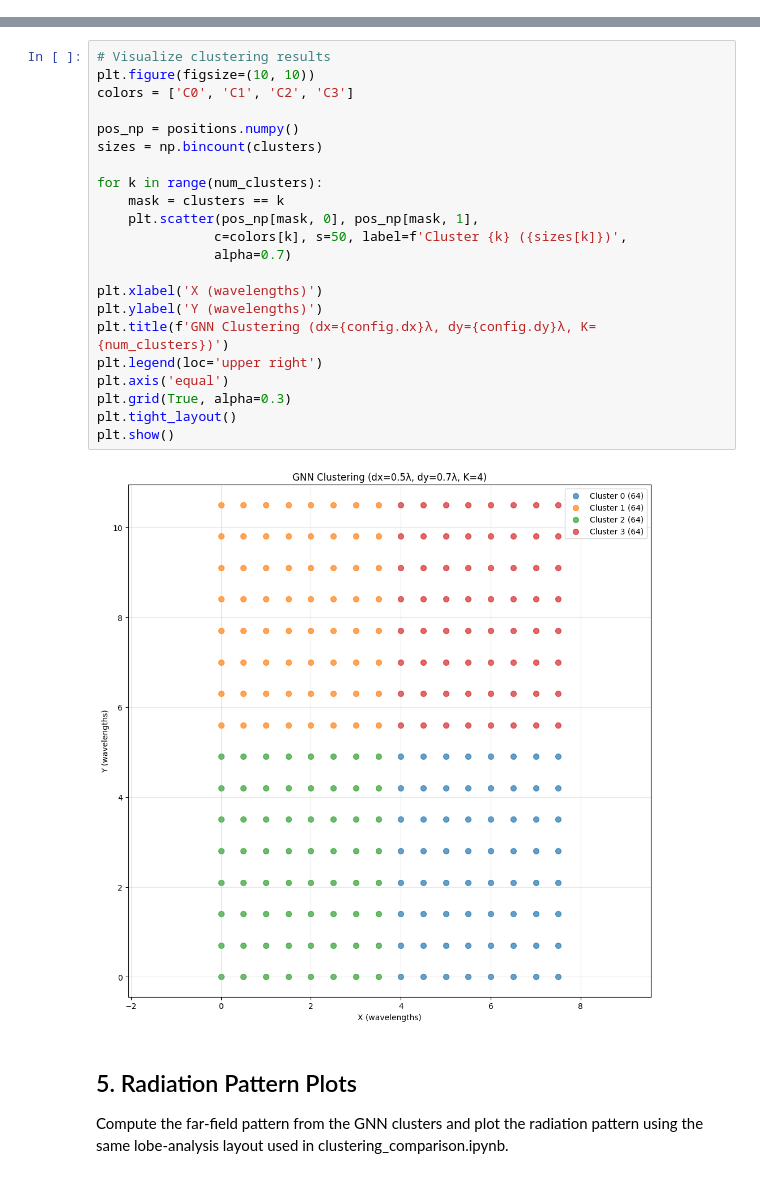
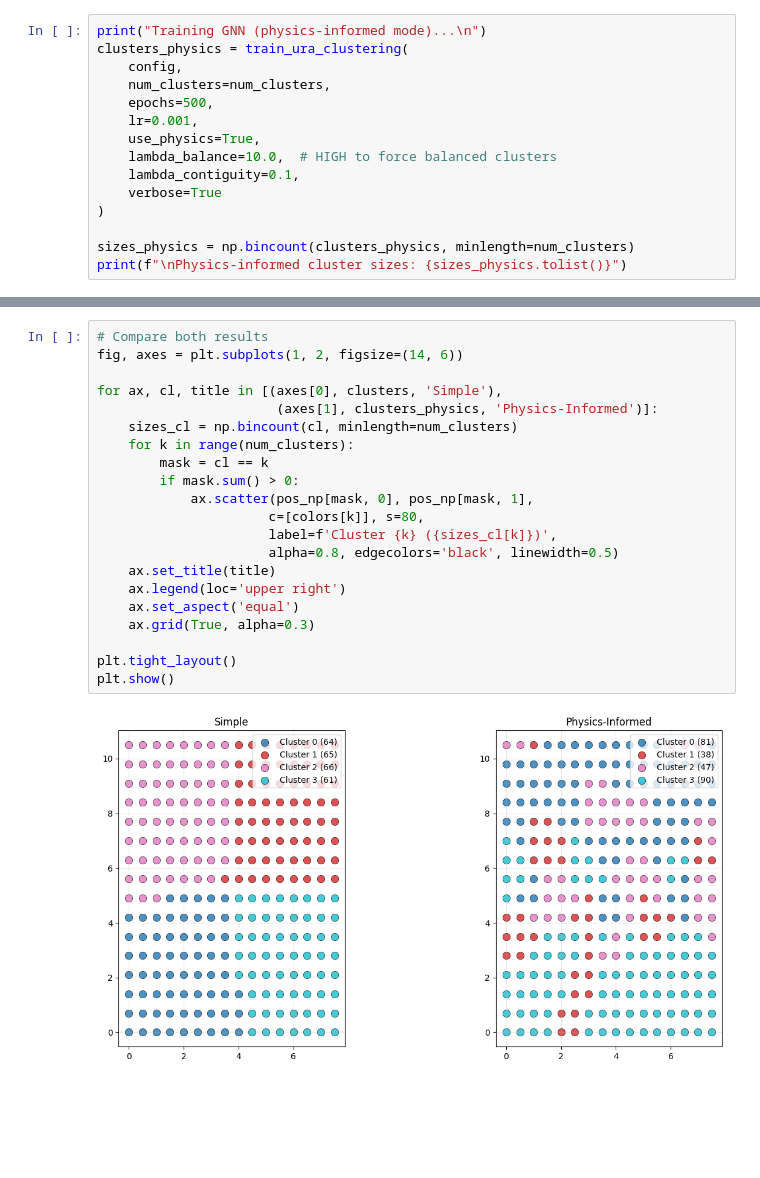
Before and after one commit to mindPazi/antenna-clustering, a Jupyter notebook: irregular/gnn/gnn.ipynb, the cells around one changed output, grey strips where cells are left out. Saved outputs shown, nothing was run; the diff lists cells and outputs as text; blank space fills up the shorter version.

Commit message:
Updated gnn with physics informed

```diff
--- a/irregular/gnn/gnn.ipynb
+++ b/irregular/gnn/gnn.ipynb
@@ -102,0 +132,15 @@ Cluster sizes: [64 64 64 64]
+# %%
+print("Training GNN (physics-informed mode)...\n")
+clusters_physics = train_ura_clustering(
+    config,
+    num_clusters=num_clusters,
+    epochs=500,
+    lr=0.001,
+    use_physics=True,
+    lambda_balance=10.0,  # HIGH to force balanced clusters
+    lambda_contiguity=0.1,
+    verbose=True
+)
+
+sizes_physics = np.bincount(clusters_physics, minlength=num_clusters)
+print(f"\nPhysics-informed cluster sizes: {sizes_physics.tolist()}")
@@ -103,29 +157,23 @@ Cluster sizes: [64 64 64 64]
 # %%
-# Visualize clustering results
-plt.figure(figsize=(10, 10))
-colors = ['C0', 'C1', 'C2', 'C3']
+# Compare both results
+fig, axes = plt.subplots(1, 2, figsize=(14, 6))
 
-pos_np = positions.numpy()
-sizes = np.bincount(clusters)
+for ax, cl, title in [(axes[0], clusters, 'Simple'),
+                       (axes[1], clusters_physics, 'Physics-Informed')]:
+    sizes_cl = np.bincount(cl, minlength=num_clusters)
+    for k in range(num_clusters):
+        mask = cl == k
+        if mask.sum() > 0:
+            ax.scatter(pos_np[mask, 0], pos_np[mask, 1],
+                      c=[colors[k]], s=80,
+                      label=f'Cluster {k} ({sizes_cl[k]})',
+                      alpha=0.8, edgecolors='black', linewidth=0.5)
+    ax.set_title(title)
+    ax.legend(loc='upper right')
+    ax.set_aspect('equal')
+    ax.grid(True, alpha=0.3)
 
-for k in range(num_clusters):
-    mask = clusters == k
-    plt.scatter(pos_np[mask, 0], pos_np[mask, 1],
-               c=colors[k], s=50, label=f'Cluster {k} ({sizes[k]})',
-               alpha=0.7)
-
-plt.xlabel('X (wavelengths)')
-plt.ylabel('Y (wavelengths)')
-plt.title(f'GNN Clustering (dx={config.dx}λ, dy={config.dy}λ, K={num_clusters})')
-plt.legend(loc='upper right')
-plt.axis('equal')
-plt.grid(True, alpha=0.3)
 plt.tight_layout()
 plt.show()
 # %% [output]
-[figure, old version]
+[figure, new version]
-# %% [markdown]
-## 5. Radiation Pattern Plots
-
-Compute the far-field pattern from the GNN clusters and plot the radiation pattern
-using the same lobe-analysis layout used in clustering_comparison.ipynb.
```
Also changed, not shown: parts of 19 cells of this notebook, 6 other files.
